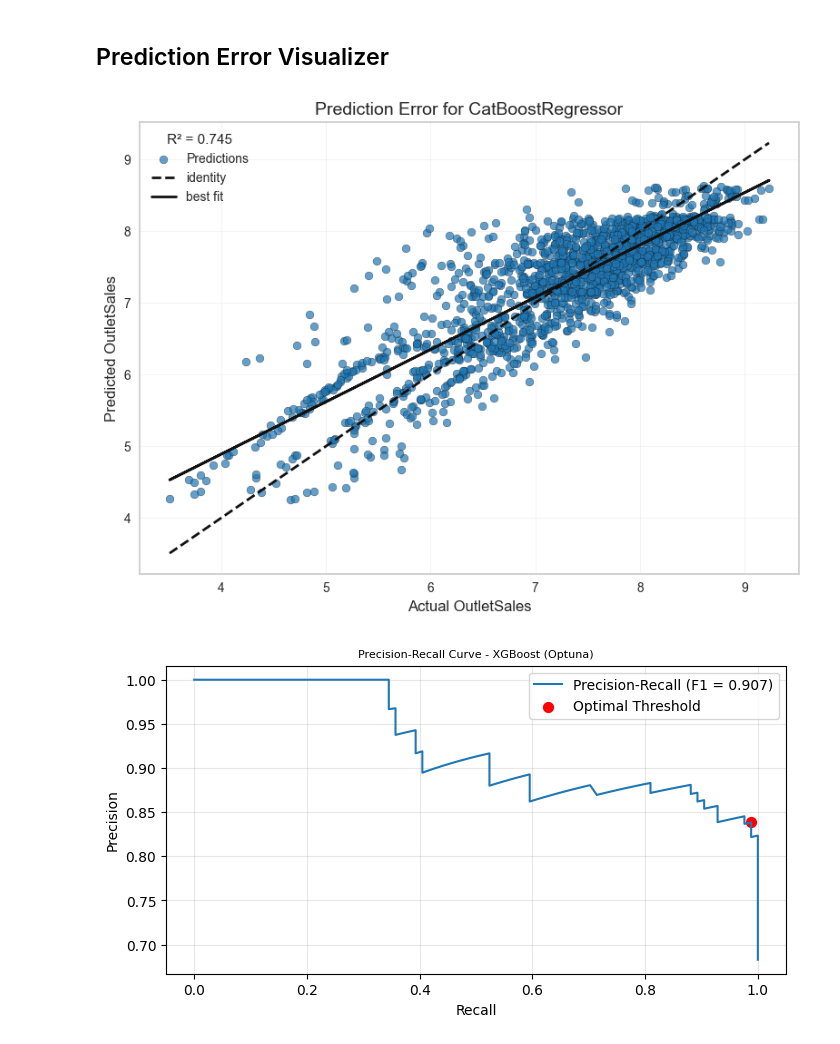
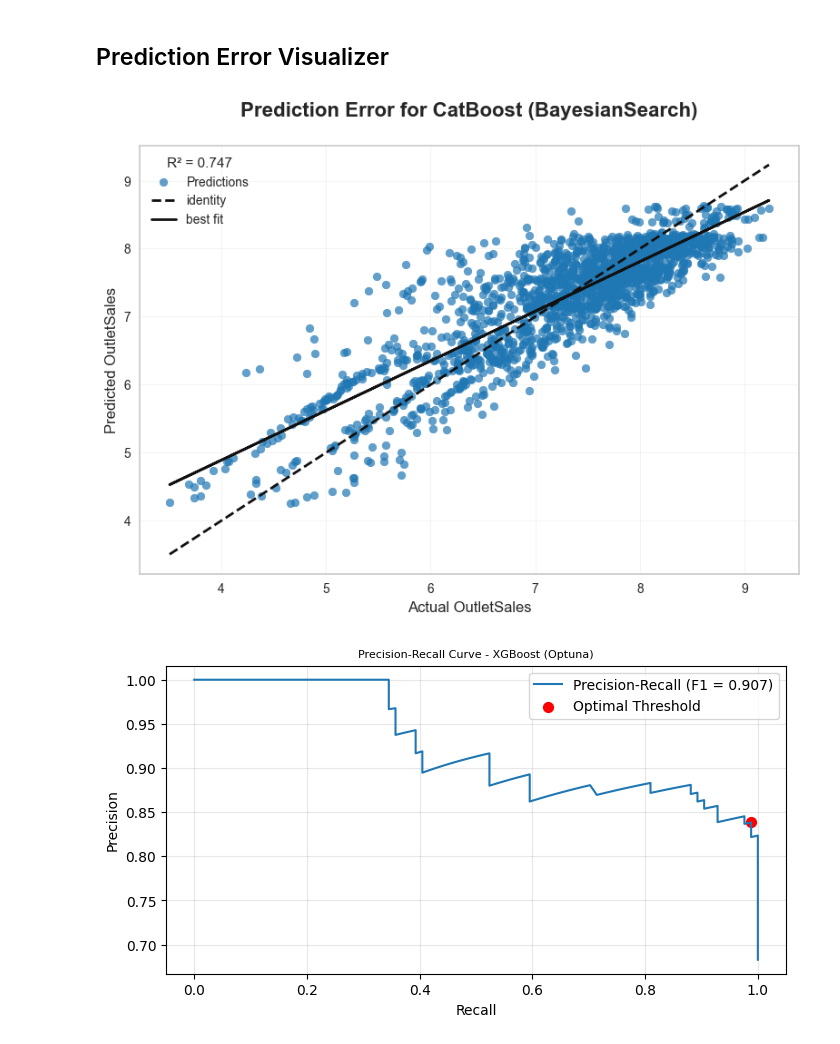
Before and after one commit to tshihab07/Super-Market-Sales-Forecasting, a Jupyter notebook: notebookes/model_SelectionAndAnalysis.ipynb, the cells around one changed output. Cells and saved outputs as stored; diff of their text form; code cells hidden in the pictures.

Commit message:
fix: resolve PredictionError crash for CatBoost model

```diff
--- a/notebookes/model_SelectionAndAnalysis.ipynb
+++ b/notebookes/model_SelectionAndAnalysis.ipynb
@@ -536,43 +536,37 @@ plt.show()
 # %% [markdown]
 ## Prediction Error Visualizer
 # %%
-from sklearn.metrics import r2_score
-
-# Make predictions
+# make predictions from the best model
 y_pred = best_model.predict(x_test_cb)
 
-# Calculate R²
-r2 = r2_score(y_test, y_pred)
-
-# Create plot
+# create plot
 plt.figure(figsize=(8, 6))
 
-# Scatter points
-plt.scatter(y_test, y_pred, alpha=0.7, color='#1f77b4', edgecolor='k', s=40, label='Predictions')
+# scatter points
+plt.scatter(y_test, y_pred, alpha=0.7, color='#1f77b4', s=40, label='Predictions')
 
 # Identity line (y = x)
-plt.plot([y_test.min(), y_test.max()], [y_test.min(), y_test.max()],
-         'k--', lw=2, label='identity')
+plt.plot([y_test.min(), y_test.max()], [y_test.min(), y_test.max()], 'k--', lw=2, label='identity')
 
 # Best fit line (linear regression)
 coeffs = np.polyfit(y_test, y_pred, 1)
 best_fit_line = np.poly1d(coeffs)
 plt.plot(y_test, best_fit_line(y_test), 'k-', lw=2, label='best fit')
 
 # Add R² in legend
-plt.legend(title=f'R² = {r2:.3f}', fontsize=10, title_fontsize=11)
+plt.legend(title=f'R² = {best_variants.iloc[0]["Test R2"]:.3f}', fontsize=10, title_fontsize=11)
 
 # Labels
 plt.xlabel("Actual OutletSales", fontsize=12)
 plt.ylabel("Predicted OutletSales", fontsize=12)
-plt.title(f"Prediction Error for {type(best_model).__name__}", fontsize=14)
+plt.title(f"Prediction Error for {best_model_name}", fontsize=16, fontweight='bold', y=1.05)
 
 # Grid & styling
 plt.grid(True, alpha=0.3, linestyle='-', linewidth=0.5)
 plt.tight_layout()
 plt.show()
 # %% [output]
-[figure, old version]
+[figure, new version]
 # %%
 plt.figure(figsize=(8, 4))
 plt.plot(recall_curve, precision_curve, label=f'Precision-Recall (F1 = {f1[optimize_idx]:.3f})')
```
